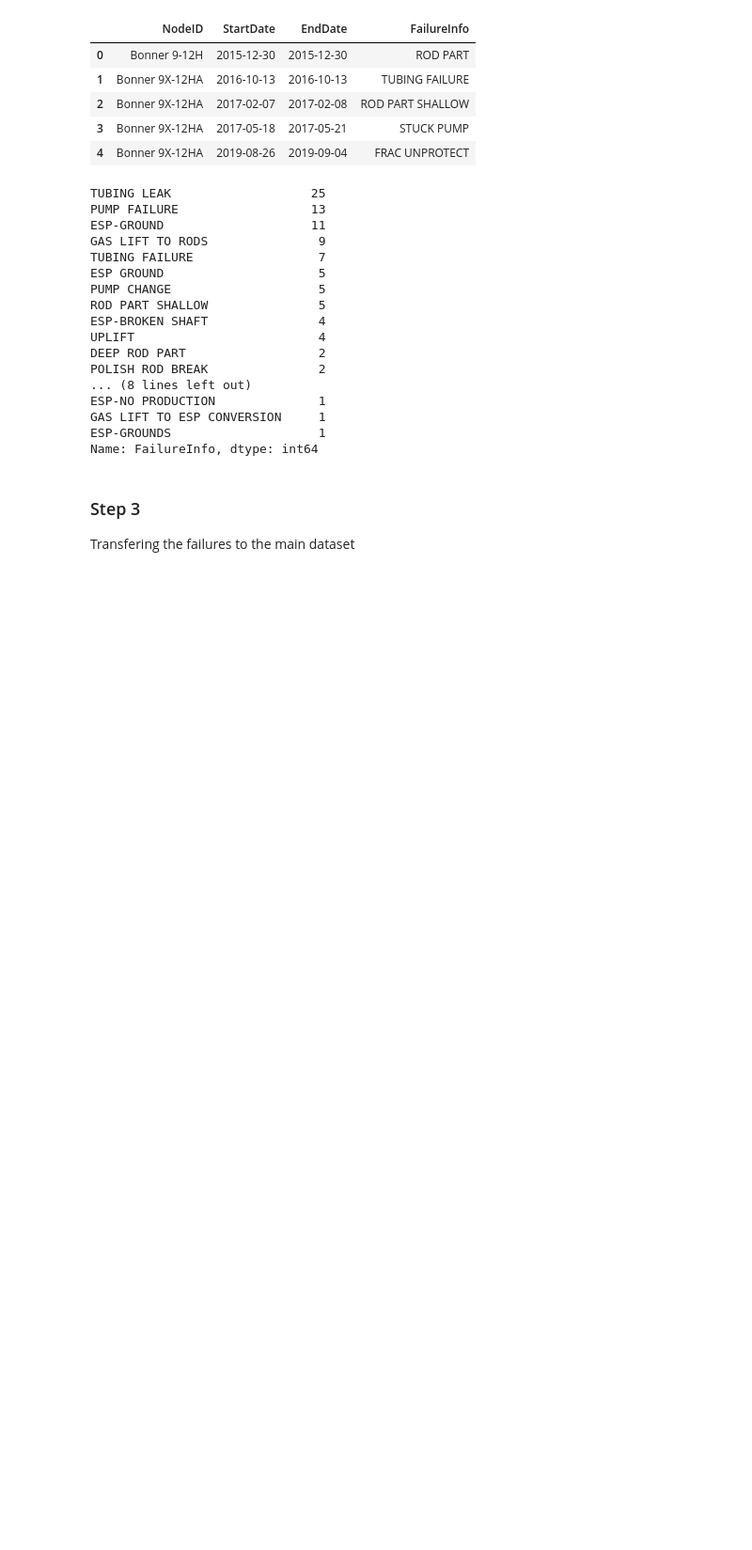
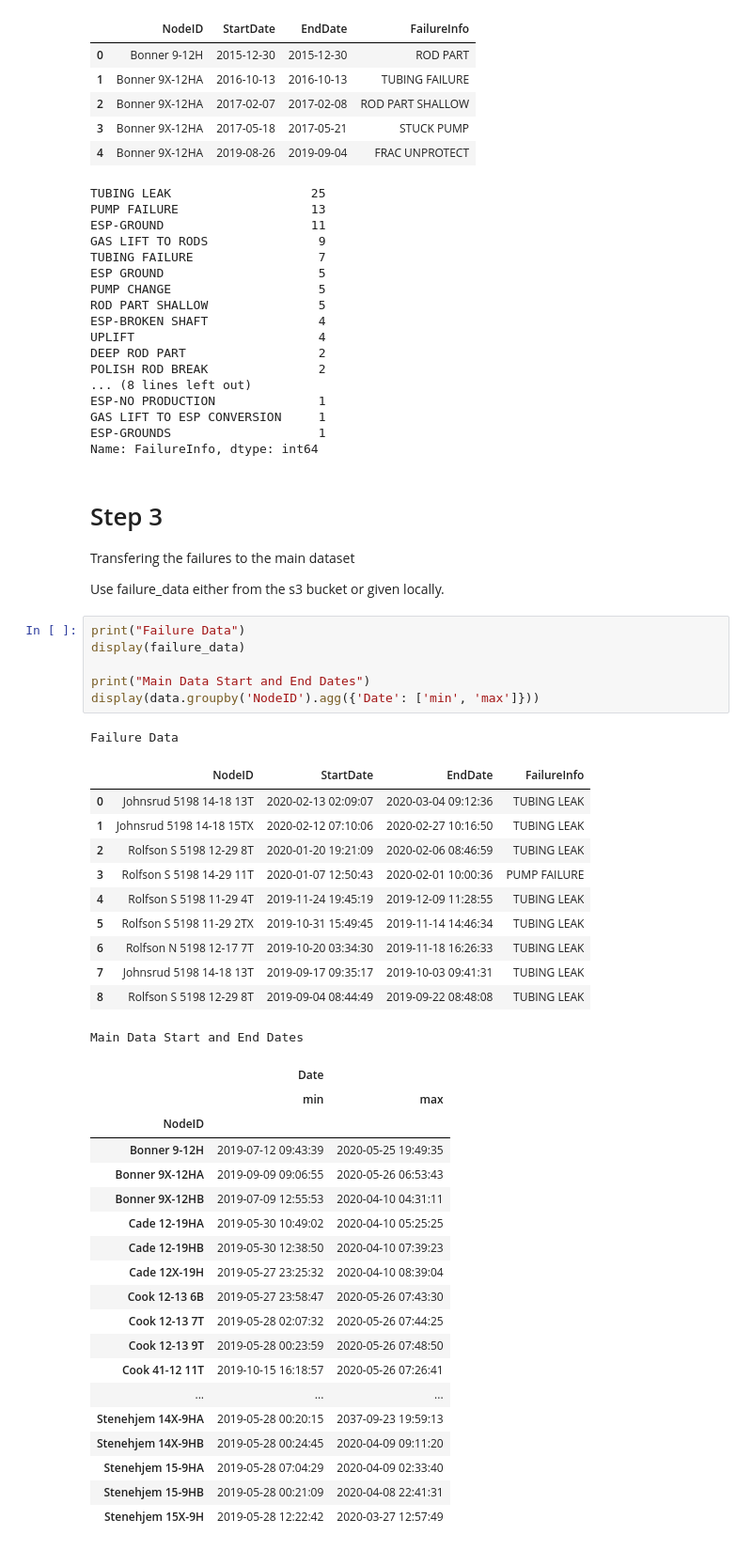
Before and after one commit to Ashitha97/ESP, a Jupyter notebook: data_analysis_notebooks/Combining Data.ipynb, the cells around one changed output. Shown at 94% size. Drawn from its saved outputs; the diff is of its cells as text; blank space fills up the shorter version.

```diff
--- a/data_analysis_notebooks/Combining Data.ipynb
+++ b/data_analysis_notebooks/Combining Data.ipynb
@@ -252,9 +308,48 @@ GAS LIFT TO ESP CONVERSION     1
 ESP-GROUNDS                    1
 Name: FailureInfo, dtype: int64
 # %% [markdown]
-### Step 3
+# Step 3
+Transfering the failures to the main dataset
 
-Transfering the failures to the main dataset
+Use failure_data either from the s3 bucket or given locally.
+# %%
+print("Failure Data")
+display(failure_data)
+
+print("Main Data Start and End Dates")
+display(data.groupby('NodeID').agg({'Date': ['min', 'max']}))
+# %% [output]
+Failure Data
+|  | NodeID | StartDate | EndDate | FailureInfo |
+| 0 | Johnsrud 5198 14-18 13T | 2020-02-13 02:09:07 | 2020-03-04 09:12:36 | TUBING LEAK |
+| 1 | Johnsrud 5198 14-18 15TX | 2020-02-12 07:10:06 | 2020-02-27 10:16:50 | TUBING LEAK |
+| 2 | Rolfson S 5198 12-29 8T | 2020-01-20 19:21:09 | 2020-02-06 08:46:59 | TUBING LEAK |
+| 3 | Rolfson S 5198 14-29 11T | 2020-01-07 12:50:43 | 2020-02-01 10:00:36 | PUMP FAILURE |
+| 4 | Rolfson S 5198 11-29 4T | 2019-11-24 19:45:19 | 2019-12-09 11:28:55 | TUBING LEAK |
+| 5 | Rolfson S 5198 11-29 2TX | 2019-10-31 15:49:45 | 2019-11-14 14:46:34 | TUBING LEAK |
+| 6 | Rolfson N 5198 12-17 7T | 2019-10-20 03:34:30 | 2019-11-18 16:26:33 | TUBING LEAK |
+| 7 | Johnsrud 5198 14-18 13T | 2019-09-17 09:35:17 | 2019-10-03 09:41:31 | TUBING LEAK |
+| 8 | Rolfson S 5198 12-29 8T | 2019-09-04 08:44:49 | 2019-09-22 08:48:08 | TUBING LEAK |
+Main Data Start and End Dates
+|  | Date |  |
+|  | min | max |
+| NodeID |  |  |
+| Bonner 9-12H | 2019-07-12 09:43:39 | 2020-05-25 19:49:35 |
+| Bonner 9X-12HA | 2019-09-09 09:06:55 | 2020-05-26 06:53:43 |
+| Bonner 9X-12HB | 2019-07-09 12:55:53 | 2020-04-10 04:31:11 |
+| Cade 12-19HA | 2019-05-30 10:49:02 | 2020-04-10 05:25:25 |
+| Cade 12-19HB | 2019-05-30 12:38:50 | 2020-04-10 07:39:23 |
+| Cade 12X-19H | 2019-05-27 23:25:32 | 2020-04-10 08:39:04 |
+| Cook 12-13 6B | 2019-05-27 23:58:47 | 2020-05-26 07:43:30 |
+| Cook 12-13 7T | 2019-05-28 02:07:32 | 2020-05-26 07:44:25 |
+| Cook 12-13 9T | 2019-05-28 00:23:59 | 2020-05-26 07:48:50 |
+| Cook 41-12 11T | 2019-10-15 16:18:57 | 2020-05-26 07:26:41 |
+| ... | ... | ... |
+| Stenehjem 14X-9HA | 2019-05-28 00:20:15 | 2037-09-23 19:59:13 |
+| Stenehjem 14X-9HB | 2019-05-28 00:24:45 | 2020-04-09 09:11:20 |
+| Stenehjem 15-9HA | 2019-05-28 07:04:29 | 2020-04-09 02:33:40 |
+| Stenehjem 15-9HB | 2019-05-28 00:21:09 | 2020-04-08 22:41:31 |
+| Stenehjem 15X-9H | 2019-05-28 12:22:42 | 2020-03-27 12:57:49 |
 # %%
 %%time
 # Using for loop, for transfering --  not very efficient
```
Also changed, not shown: parts of 16 cells of this notebook.
